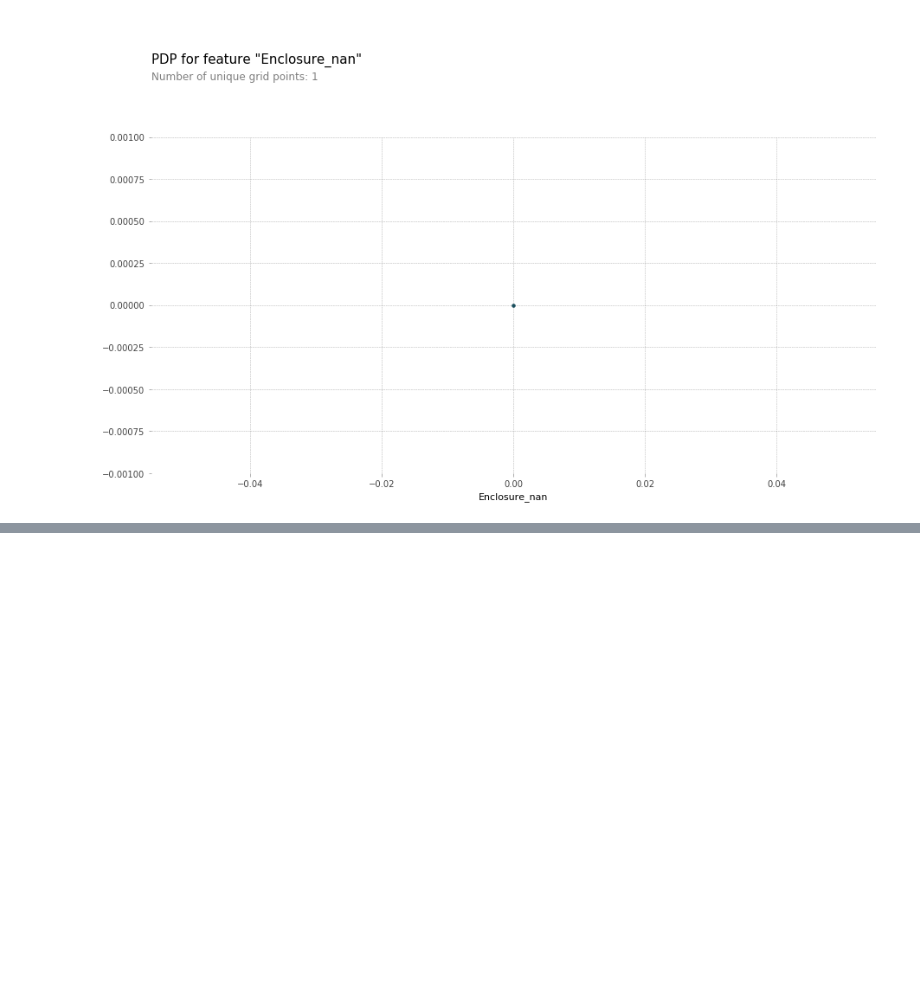
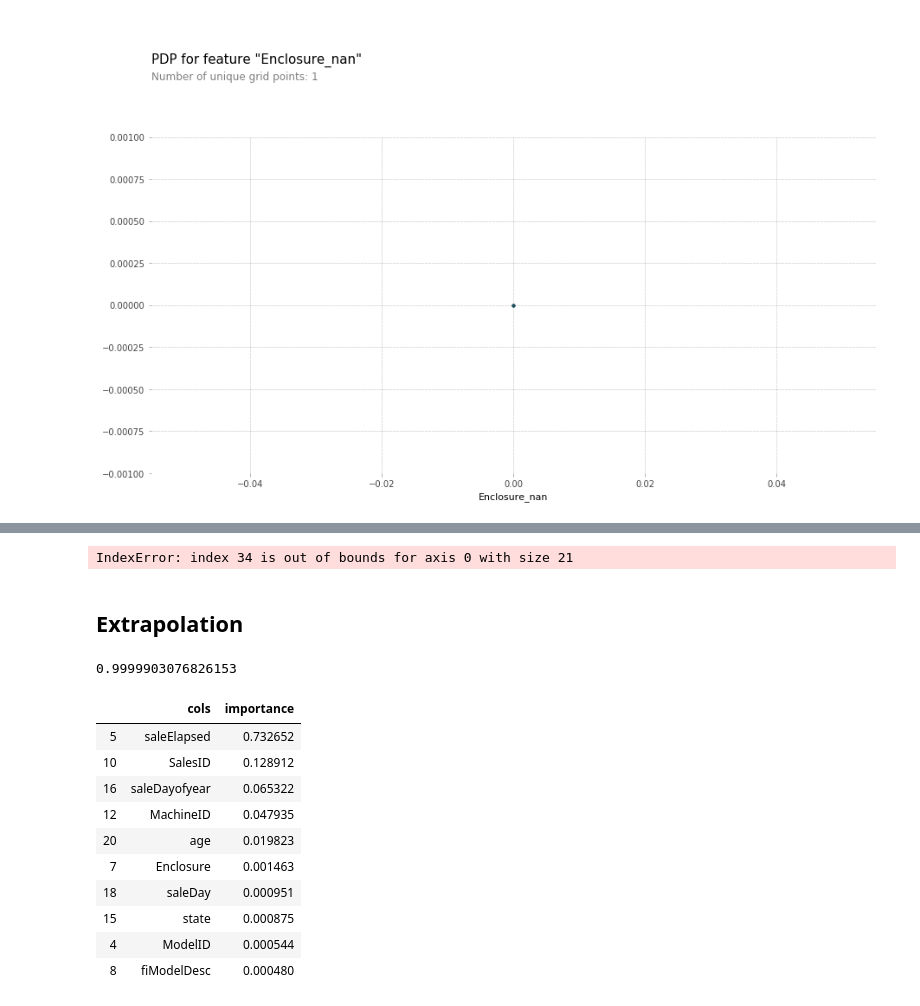
Before and after one commit to Lalit-Yadav-E1483/ML-Practice, a Jupyter notebook: Blue Book/blue_book.ipynb, the cells around one changed output, grey strips where cells are left out. Drawn from its saved outputs; the diff is of its cells as text; code cells hidden in the pictures; blank space fills up the shorter version.

```diff
--- a/Blue Book/blue_book.ipynb
+++ b/Blue Book/blue_book.ipynb
@@ -754,0 +775,4 @@ plot_fi(rf_feature_imp(m, df_keep));
+# %%
+[o for o in zip(df_keep.columns[idxs], df_valid.iloc[0][idxs], contributions[0][idxs])]
+# %% [output]
+IndexError: index 34 is out of bounds for axis 0 with size 21
@@ -754,0 +781,27 @@ plot_fi(rf_feature_imp(m, df_keep));
+# %% [markdown]
+## Extrapolation
+# %%
+df_ext = df_keep.copy()
+df_ext['is_valid'] = 1
+df_ext.is_valid[:n_trn] = 0
+x, y, nas = proc_df(df_ext, 'is_valid')
+# %%
+m = RandomForestClassifier(n_estimators=40, min_samples_leaf=3, max_features=0.5, n_jobs=-1, oob_score=True)
+m.fit(x, y);
+m.oob_score_
+# %% [output]
+0.9999903076826153
+# %%
+fi = rf_feature_imp(m, x); fi[:10]
+# %% [output]
+|  | cols | importance |
+| 5 | saleElapsed | 0.732652 |
+| 10 | SalesID | 0.128912 |
+| 16 | saleDayofyear | 0.065322 |
+| 12 | MachineID | 0.047935 |
+| 20 | age | 0.019823 |
+| 7 | Enclosure | 0.001463 |
+| 18 | saleDay | 0.000951 |
+| 15 | state | 0.000875 |
+| 4 | ModelID | 0.000544 |
+| 8 | fiModelDesc | 0.000480 |
```
Also changed, not shown: parts of 70 cells of this notebook.
